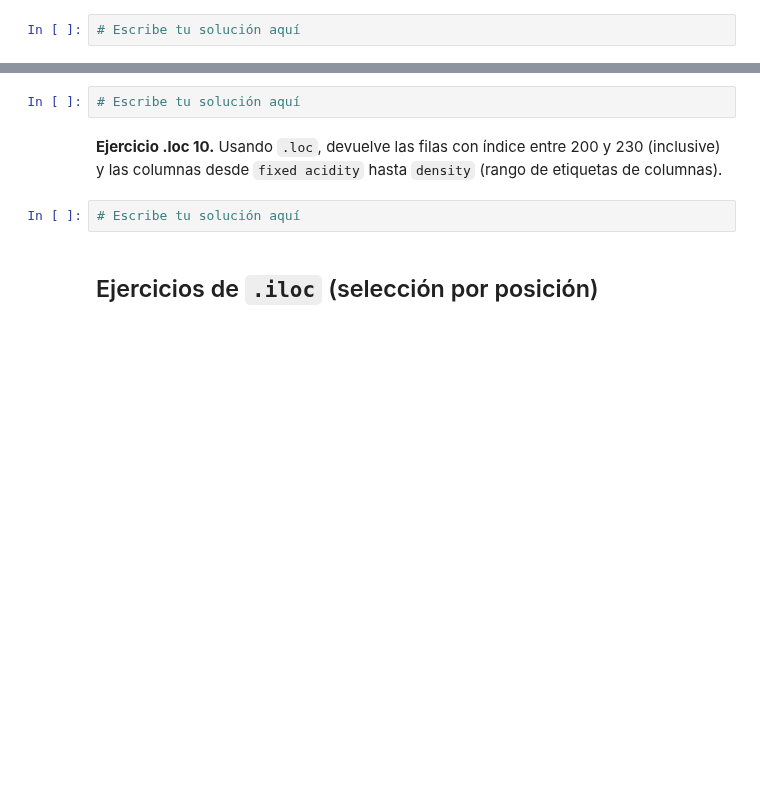
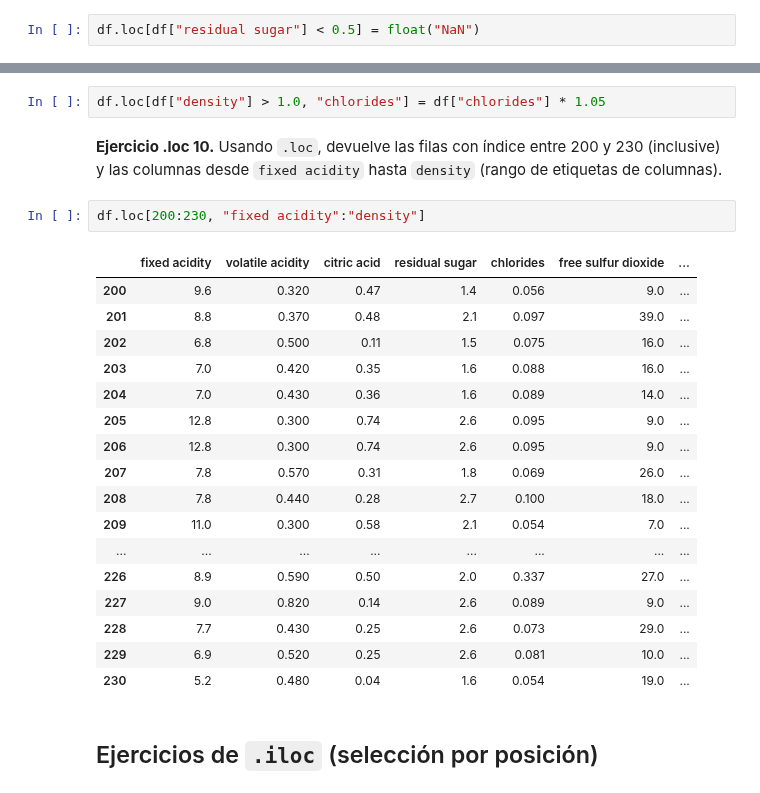
Before and after one commit to JavierPeraltaAzagra/Big-Data-e-IA, a Jupyter notebook: Sistemas de aprendizaje automático/RA2/Ejercicio repaso loc, iloc, groupby/ejercicios_wine_loc_iloc_groupby.ipynb, the cells around one changed output, grey strips where cells are left out. Saved outputs shown, nothing was run; the diff lists cells and outputs as text; blank space fills up the shorter version.

```diff
--- a/Sistemas de aprendizaje automático/RA2/Ejercicio repaso loc, iloc, groupby/ejercicios_wine_loc_iloc_groupby.ipynb
+++ b/Sistemas de aprendizaje automático/RA2/Ejercicio repaso loc, iloc, groupby/ejercicios_wine_loc_iloc_groupby.ipynb
@@ -204,7 +268,7 @@ df.head()
 # %% [markdown]
 **Ejercicio .loc 5.** Reemplaza con `NaN` los valores de `residual sugar` que sean menores que 0.5 mediante `.loc`, sin afectar el resto del `DataFrame`.
 # %%
-# Escribe tu solución aquí
+df.loc[df["residual sugar"] < 0.5] = float("NaN")
 # %% [markdown]
 **Ejercicio .loc 6.** Devuelve solo las filas donde `pH` esté entre 3.2 y 3.5 y, simultáneamente, `sulphates` sea mayor a 0.6, mostrando `pH`, `sulphates`, `quality`.
 # %%
@@ -220,11 +320,29 @@ df.head()
 # %% [markdown]
 **Ejercicio .loc 9.** Establece `chlorides = chlorides * 1.05` solamente en las filas donde `density` sea mayor a 1.0, usando `.loc`.
 # %%
-# Escribe tu solución aquí
+df.loc[df["density"] > 1.0, "chlorides"] = df["chlorides"] * 1.05
 # %% [markdown]
 **Ejercicio .loc 10.** Usando `.loc`, devuelve las filas con índice entre 200 y 230 (inclusive) y las columnas desde `fixed acidity` hasta `density` (rango de etiquetas de columnas).
 # %%
-# Escribe tu solución aquí
+df.loc[200:230, "fixed acidity":"density"]
+# %% [output]
+|  | fixed acidity | volatile acidity | citric acid | residual sugar | chlorides | free sulfur dioxide | ... |
+| 200 | 9.6 | 0.320 | 0.47 | 1.4 | 0.056 | 9.0 | ... |
+| 201 | 8.8 | 0.370 | 0.48 | 2.1 | 0.097 | 39.0 | ... |
+| 202 | 6.8 | 0.500 | 0.11 | 1.5 | 0.075 | 16.0 | ... |
+| 203 | 7.0 | 0.420 | 0.35 | 1.6 | 0.088 | 16.0 | ... |
+| 204 | 7.0 | 0.430 | 0.36 | 1.6 | 0.089 | 14.0 | ... |
+| 205 | 12.8 | 0.300 | 0.74 | 2.6 | 0.095 | 9.0 | ... |
+| 206 | 12.8 | 0.300 | 0.74 | 2.6 | 0.095 | 9.0 | ... |
+| 207 | 7.8 | 0.570 | 0.31 | 1.8 | 0.069 | 26.0 | ... |
+| 208 | 7.8 | 0.440 | 0.28 | 2.7 | 0.100 | 18.0 | ... |
+| 209 | 11.0 | 0.300 | 0.58 | 2.1 | 0.054 | 7.0 | ... |
+| ... | ... | ... | ... | ... | ... | ... | ... |
+| 226 | 8.9 | 0.590 | 0.50 | 2.0 | 0.337 | 27.0 | ... |
+| 227 | 9.0 | 0.820 | 0.14 | 2.6 | 0.089 | 9.0 | ... |
+| 228 | 7.7 | 0.430 | 0.25 | 2.6 | 0.073 | 29.0 | ... |
+| 229 | 6.9 | 0.520 | 0.25 | 2.6 | 0.081 | 10.0 | ... |
+| 230 | 5.2 | 0.480 | 0.04 | 1.6 | 0.054 | 19.0 | ... |
 # %% [markdown]
 ## Ejercicios de `.iloc` (selección por posición)
 # %% [markdown]
```
Also changed, not shown: parts of 27 cells of this notebook, 1 other file.
